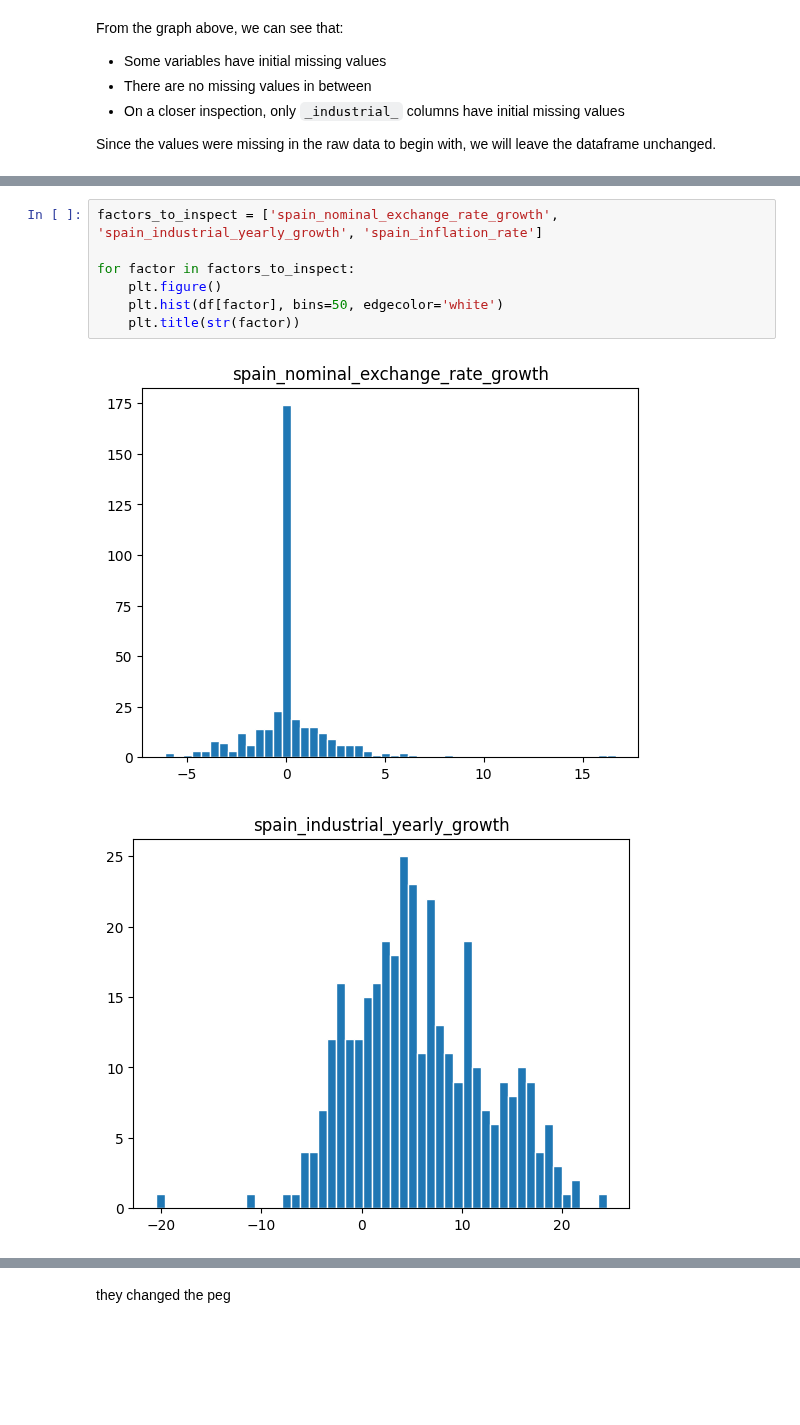
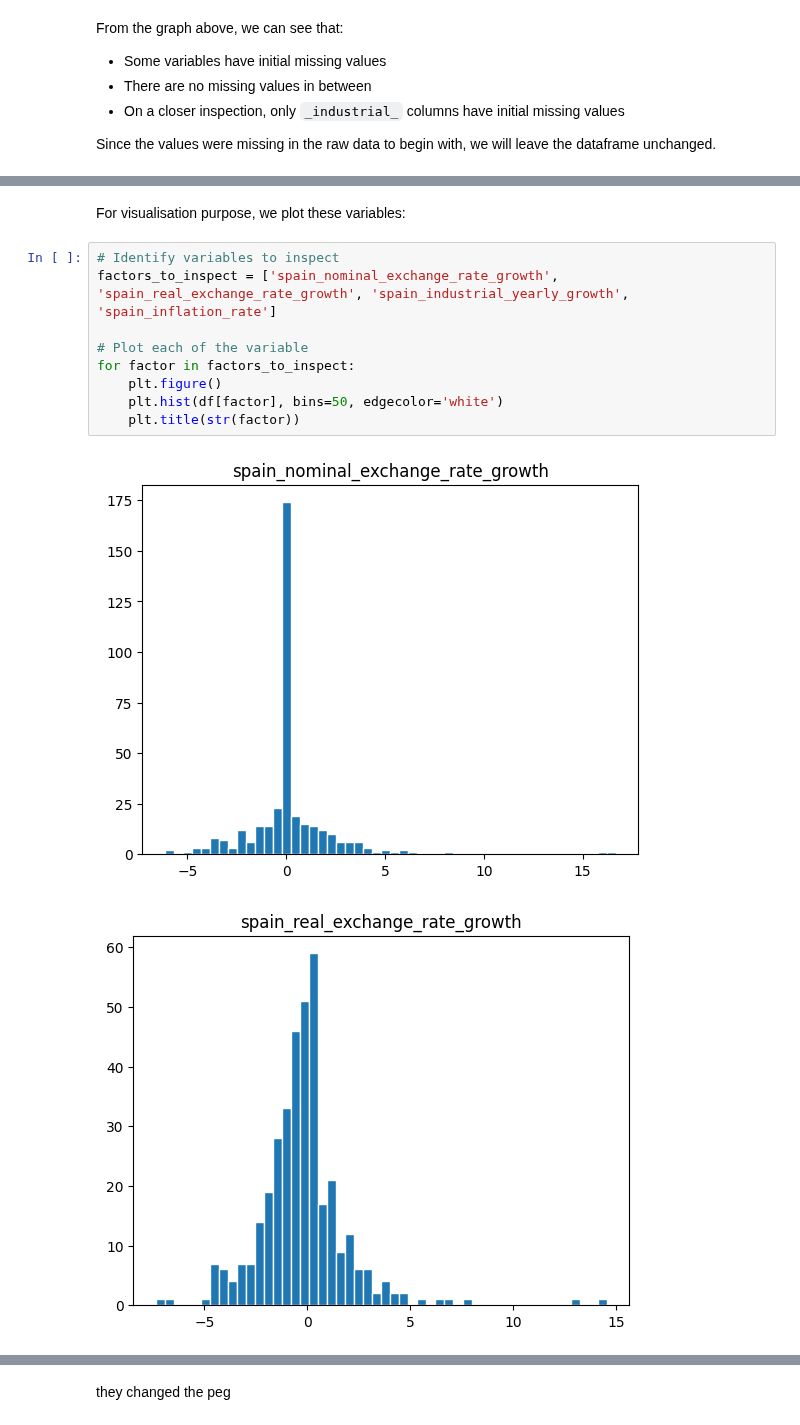
Before and after one commit to ruikai30/ec1b1_group_10, a Jupyter notebook: notebook.ipynb, the cells around one changed output, grey strips where cells are left out. Cells and saved outputs as stored; diff of their text form; blank space fills up the shorter version.

```diff
--- a/notebook.ipynb
+++ b/notebook.ipynb
@@ -293,10 +293,14 @@ These are "outliers"
+# %% [markdown]
+For visualisation purpose, we plot these variables:
 # %%
-factors_to_inspect = ['spain_nominal_exchange_rate_growth', 'spain_industrial_yearly_growth', 'spain_inflation_rate']
+# Identify variables to inspect
+factors_to_inspect = ['spain_nominal_exchange_rate_growth', 'spain_real_exchange_rate_growth', 'spain_industrial_yearly_growth', 'spain_inflation_rate']
 
+# Plot each of the variable
 for factor in factors_to_inspect:
     plt.figure()
     plt.hist(df[factor], bins=50, edgecolor='white')
     plt.title(str(factor))
 # %% [output]
 [figure]
-[figure, old version]
+[figure, new version]
```
Also changed, not shown: parts of 8 cells of this notebook.
